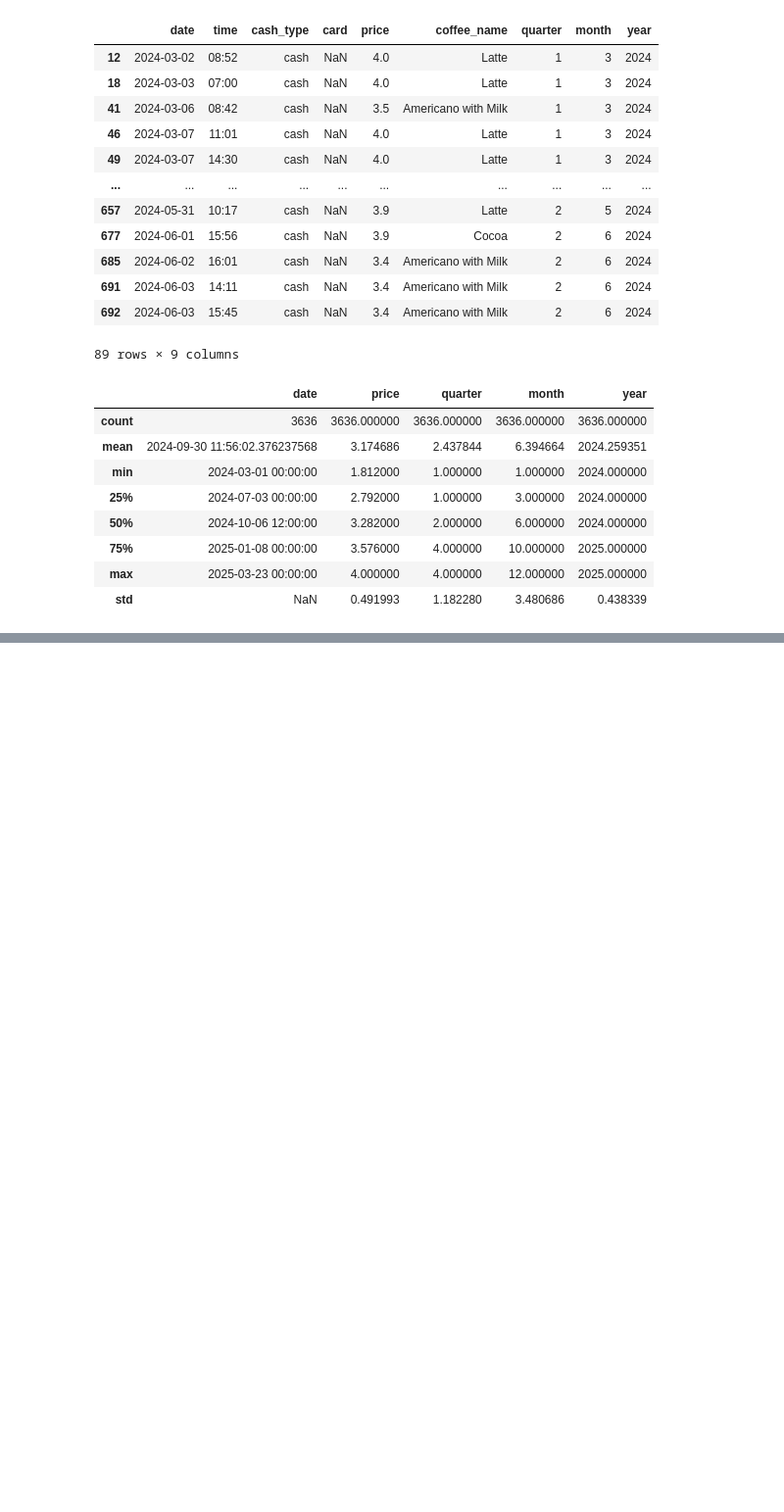
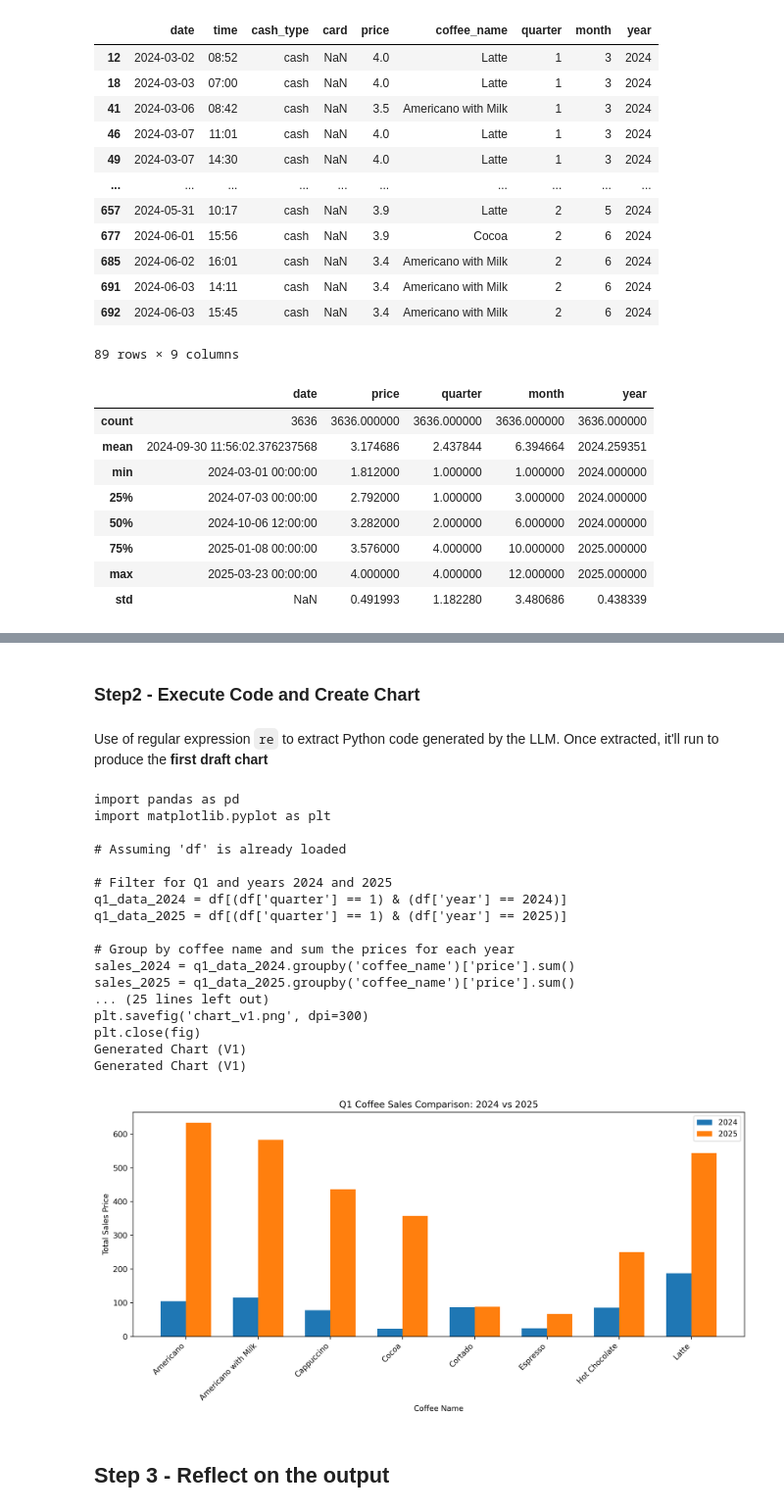
Before and after one commit to OrtizR52/AgenticAI_DLAI, a Jupyter notebook: AgenticAI.ipynb, the cells around one changed output, grey strips where cells are left out. Shown: that part at 98% size. Drawn from its saved outputs; the diff is of its cells as text; code cells hidden in the pictures; blank space fills up the shorter version.

```diff
--- a/AgenticAI.ipynb
+++ b/AgenticAI.ipynb
@@ -80,0 +137,6 @@ df.describe()
+# %%
+code_v1 = generate_chart_code(
+    instruction=r"Create a plot comparing Q1 coffee sales in 2024 and 2025 using the data in the path data\coffee_sales.csv.",
+    model="gemini-2.0-flash",
+    out_path_v1="chart_v1.png"
+)
@@ -80,0 +165,37 @@ df.describe()
+# %% [markdown]
+### Step2 - Execute Code and Create Chart
+# %% [markdown]
+Use of regular expression `re` to extract Python code generated by the LLM.
+Once extracted, it'll run to produce the **first draft chart**
+# %%
+from IPython.display import Image, display
+match = re.search(r"<execute_python>([\s\S]*?)</execute_python>", code_v1)
+if match:
+    initial_code = match.group(1).strip()
+    print(initial_code)
+    exec_globals = {'df': df}
+    exec(initial_code, exec_globals)
+
+    print('Generated Chart (V1)')
+    display(Image(filename='chart_v1.png'))
+# %% [output]
+import pandas as pd
+import matplotlib.pyplot as plt
+
+# Assuming 'df' is already loaded
+
+# Filter for Q1 and years 2024 and 2025
+q1_data_2024 = df[(df['quarter'] == 1) & (df['year'] == 2024)]
+q1_data_2025 = df[(df['quarter'] == 1) & (df['year'] == 2025)]
+
+# Group by coffee name and sum the prices for each year
+sales_2024 = q1_data_2024.groupby('coffee_name')['price'].sum()
+sales_2025 = q1_data_2025.groupby('coffee_name')['price'].sum()
+... (25 lines left out)
+plt.savefig('chart_v1.png', dpi=300)
+plt.close(fig)
+Generated Chart (V1)
+Generated Chart (V1)
+[figure, added]
+# %% [markdown]
+## Step 3 - Reflect on the output
```
Also changed, not shown: parts of 10 cells of this notebook, 1 other file.
